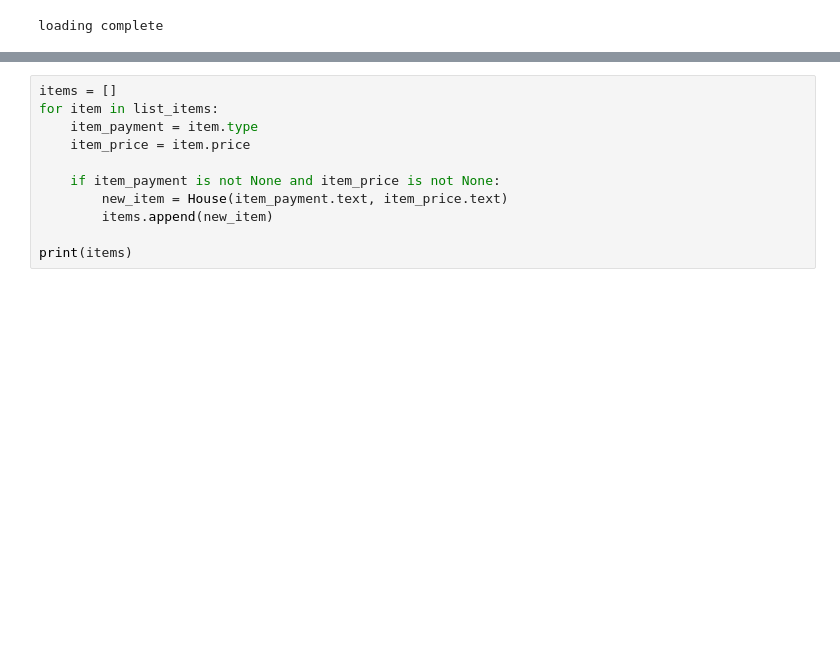
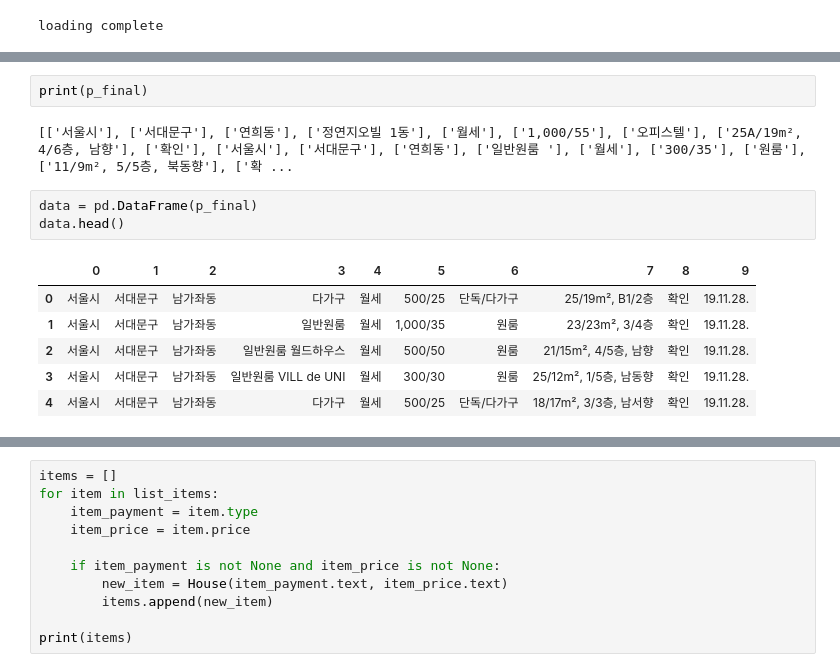
Before and after one commit to SuHae-Bae/BigDataProject, a Jupyter notebook: Zakup/HAHAHA.ipynb, the cells around one changed output, grey strips where cells are left out. Cells and saved outputs as stored; diff of their text form; blank space fills up the shorter version.

```diff
--- a/Zakup/HAHAHA.ipynb
+++ b/Zakup/HAHAHA.ipynb
@@ -182,0 +287,14 @@ print(checks)
+# %%
+print(p_final)
+# %% [output]
+[['서울시'], ['서대문구'], ['연희동'], ['정연지오빌 1동'], ['월세'], ['1,000/55'], ['오피스텔'], ['25A/19m², 4/6층, 남향'], ['확인'], ['서울시'], ['서대문구'], ['연희동'], ['일반원룸 '], ['월세'], ['300/35'], ['원룸'], ['11/9m², 5/5층, 북동향'], ['확 ...
+# %%
+data = pd.DataFrame(p_final)
+data.head()
+# %% [output]
+|  | 0 | 1 | 2 | 3 | 4 | 5 | 6 | 7 | 8 | 9 |
+| 0 | 서울시 | 서대문구 | 남가좌동 | 다가구 | 월세 | 500/25 | 단독/다가구 | 25/19m², B1/2층 | 확인 | 19.11.28. |
+| 1 | 서울시 | 서대문구 | 남가좌동 | 일반원룸 | 월세 | 1,000/35 | 원룸 | 23/23m², 3/4층 | 확인 | 19.11.28. |
+| 2 | 서울시 | 서대문구 | 남가좌동 | 일반원룸 월드하우스 | 월세 | 500/50 | 원룸 | 21/15m², 4/5층, 남향 | 확인 | 19.11.28. |
+| 3 | 서울시 | 서대문구 | 남가좌동 | 일반원룸 VILL de UNI | 월세 | 300/30 | 원룸 | 25/12m², 1/5층, 남동향 | 확인 | 19.11.28. |
+| 4 | 서울시 | 서대문구 | 남가좌동 | 다가구 | 월세 | 500/25 | 단독/다가구 | 18/17m², 3/3층, 남서향 | 확인 | 19.11.28. |
```
Also changed, not shown: parts of 13 cells of this notebook, 4 other files.
